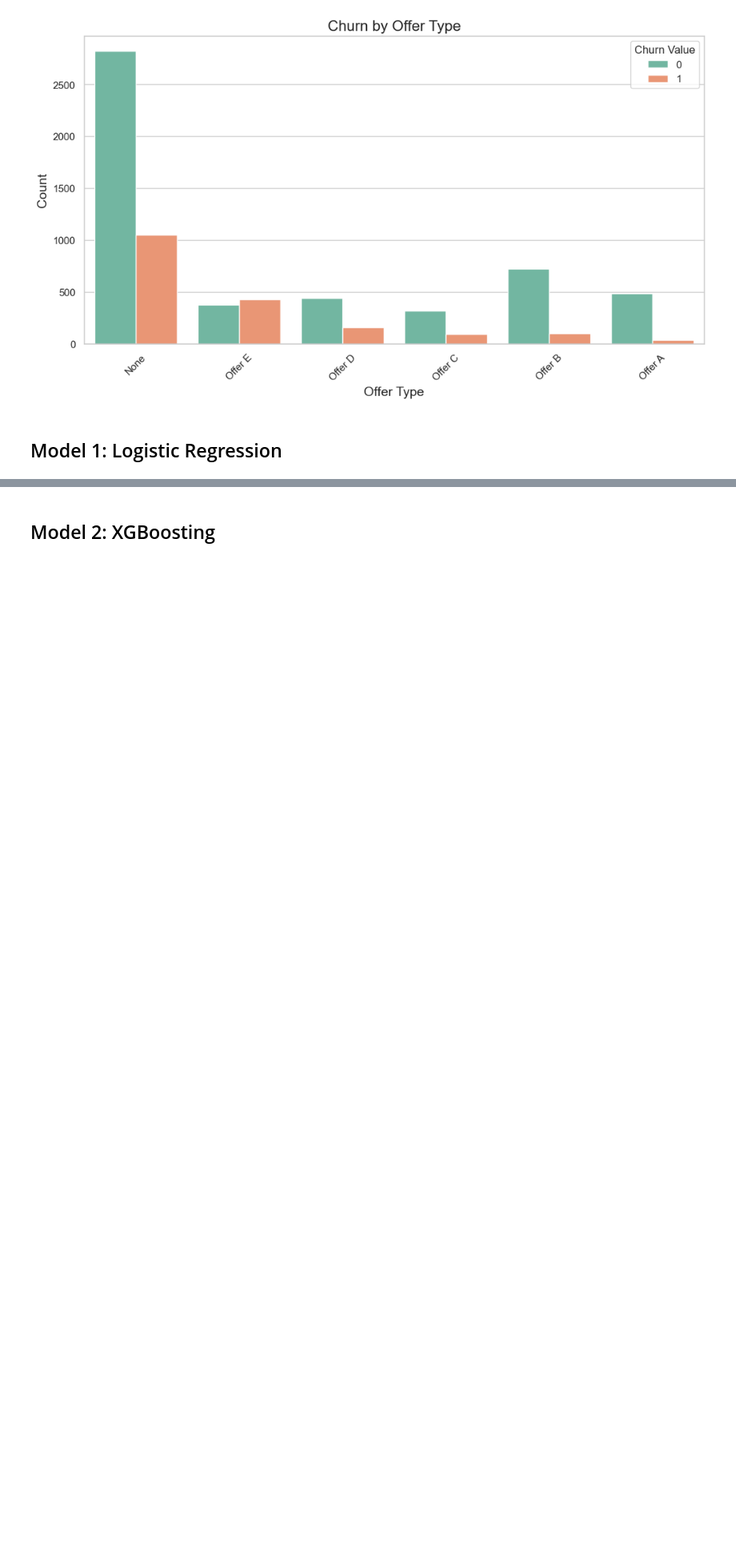
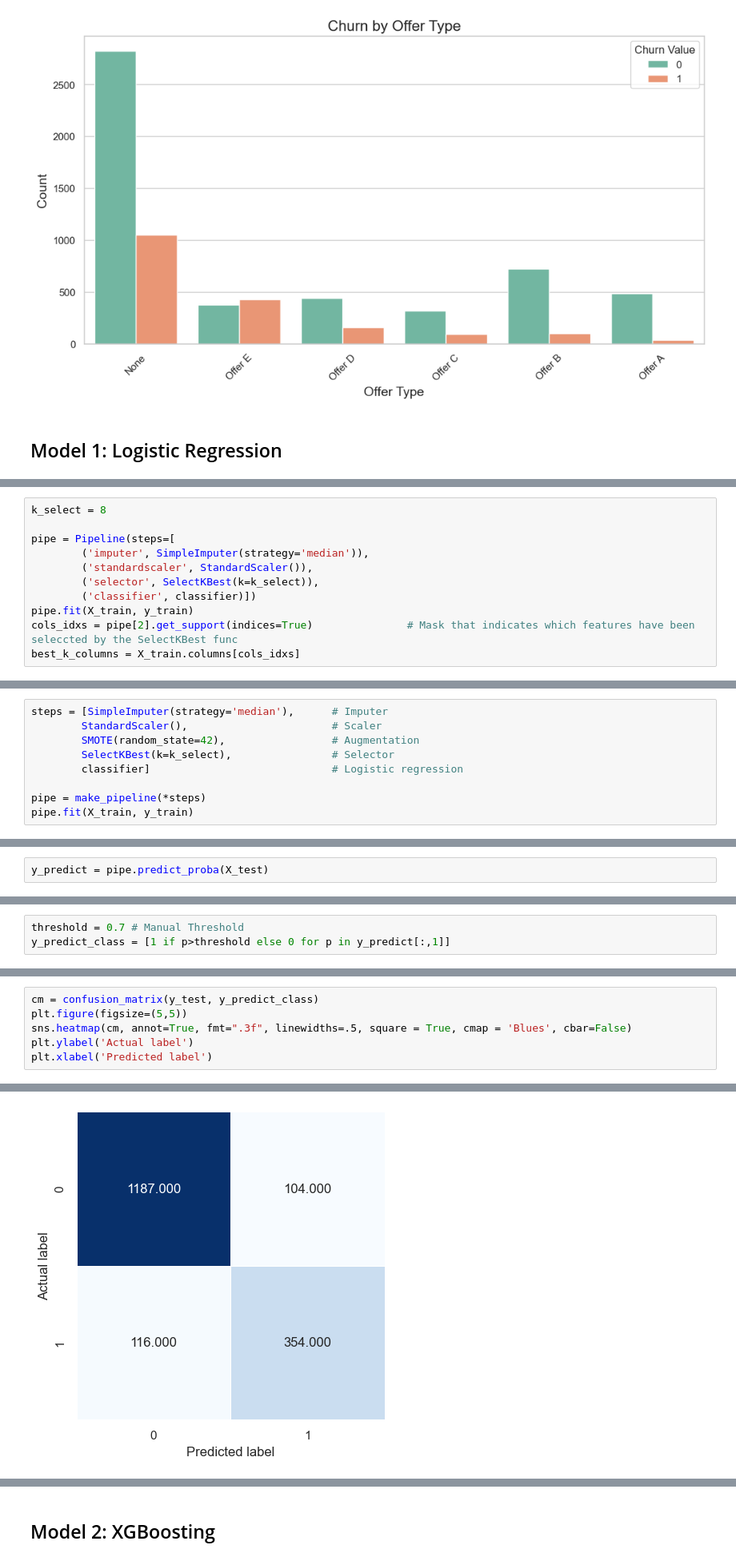
Before and after one commit to Flebor/ML_MINT, a Jupyter notebook: ChurnPred.ipynb, the cells around one changed output, grey strips where cells are left out. Shown at 80% size. Cells and saved outputs as stored; diff of their text form; blank space fills up the shorter version.

```diff
--- a/ChurnPred.ipynb
+++ b/ChurnPred.ipynb
@@ -580,0 +764,11 @@ plt.xticks(rotation=45)
+# %%
+k_select = 8
+
+pipe = Pipeline(steps=[
+        ('imputer', SimpleImputer(strategy='median')),
+        ('standardscaler', StandardScaler()),
+        ('selector', SelectKBest(k=k_select)),
+        ('classifier', classifier)])
+pipe.fit(X_train, y_train)
+cols_idxs = pipe[2].get_support(indices=True)               # Mask that indicates which features have been seleccted by the SelectKBest func
+best_k_columns = X_train.columns[cols_idxs]
@@ -580,0 +802,9 @@ plt.xticks(rotation=45)
+# %%
+steps = [SimpleImputer(strategy='median'),      # Imputer
+        StandardScaler(),                       # Scaler
+        SMOTE(random_state=42),                 # Augmentation
+        SelectKBest(k=k_select),                # Selector
+        classifier]                             # Logistic regression
+
+pipe = make_pipeline(*steps)
+pipe.fit(X_train, y_train)
@@ -580,0 +824,2 @@ plt.xticks(rotation=45)
+# %%
+y_predict = pipe.predict_proba(X_test)
@@ -580,0 +828,3 @@ plt.xticks(rotation=45)
+# %%
+threshold = 0.7 # Manual Threshold
+y_predict_class = [1 if p>threshold else 0 for p in y_predict[:,1]]
@@ -580,0 +848,7 @@ plt.xticks(rotation=45)
+# %%
+cm = confusion_matrix(y_test, y_predict_class)
+plt.figure(figsize=(5,5))
+sns.heatmap(cm, annot=True, fmt=".3f", linewidths=.5, square = True, cmap = 'Blues', cbar=False)
+plt.ylabel('Actual label')
+plt.xlabel('Predicted label')
+# %% [output]
@@ -580,0 +856 @@ plt.xticks(rotation=45)
+[figure, added]
```
Also changed, not shown: parts of 55 cells of this notebook, 1 other file.
